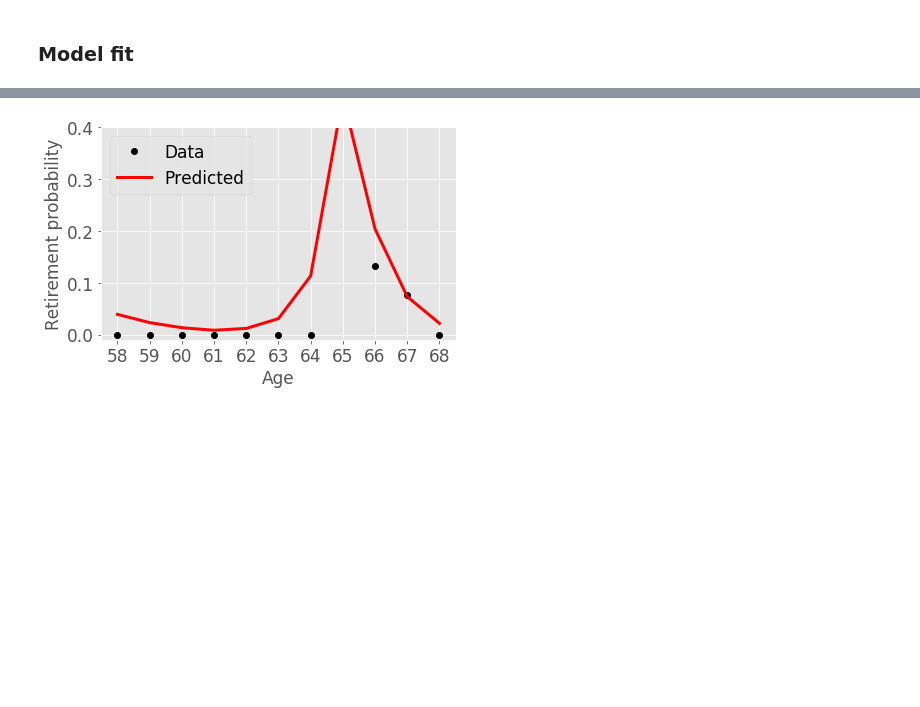
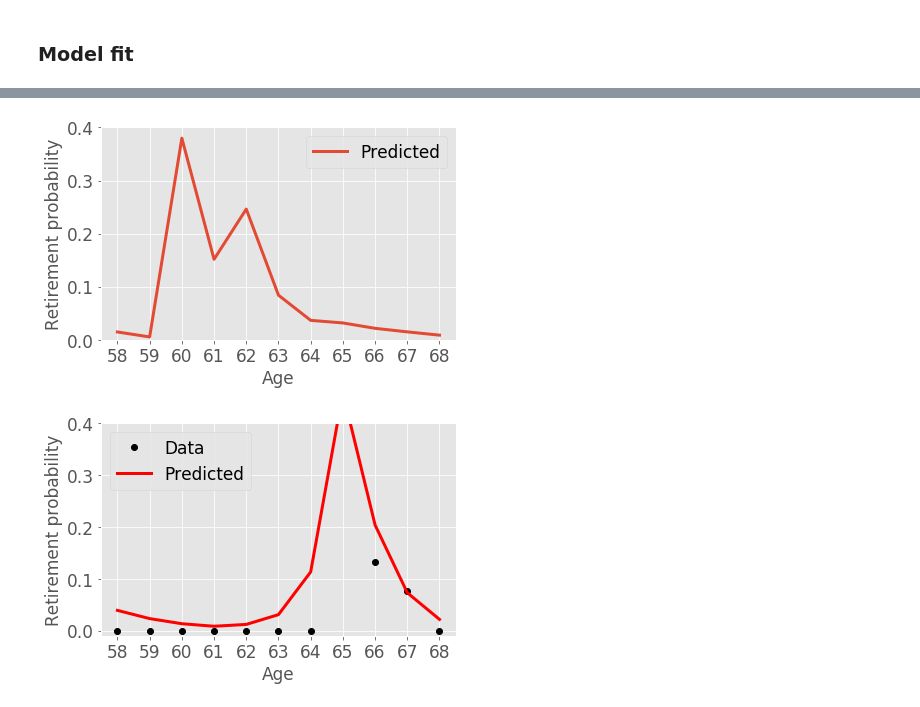
Before and after one commit to mathiassunesen/Speciale_retirement, a Jupyter notebook: Main/MSM_real_data.ipynb, the cells around one changed output, grey strips where cells are left out. Cells and saved outputs as stored; diff of their text form; code cells hidden in the pictures; blank space fills up the shorter version.

```diff
--- a/Main/MSM_real_data.ipynb
+++ b/Main/MSM_real_data.ipynb
@@ -100,3 +130,7 @@ Single.simulate()
+# %%
+figs.MyPlot(G1,linewidth=3,ylim=[0,0.4],save=False)
+# %% [output]
+[figure, added]
 # %%
 import transitions
 def mom(df,ma,st,par):
```
Also changed, not shown: parts of 12 cells of this notebook, 21 other files.
